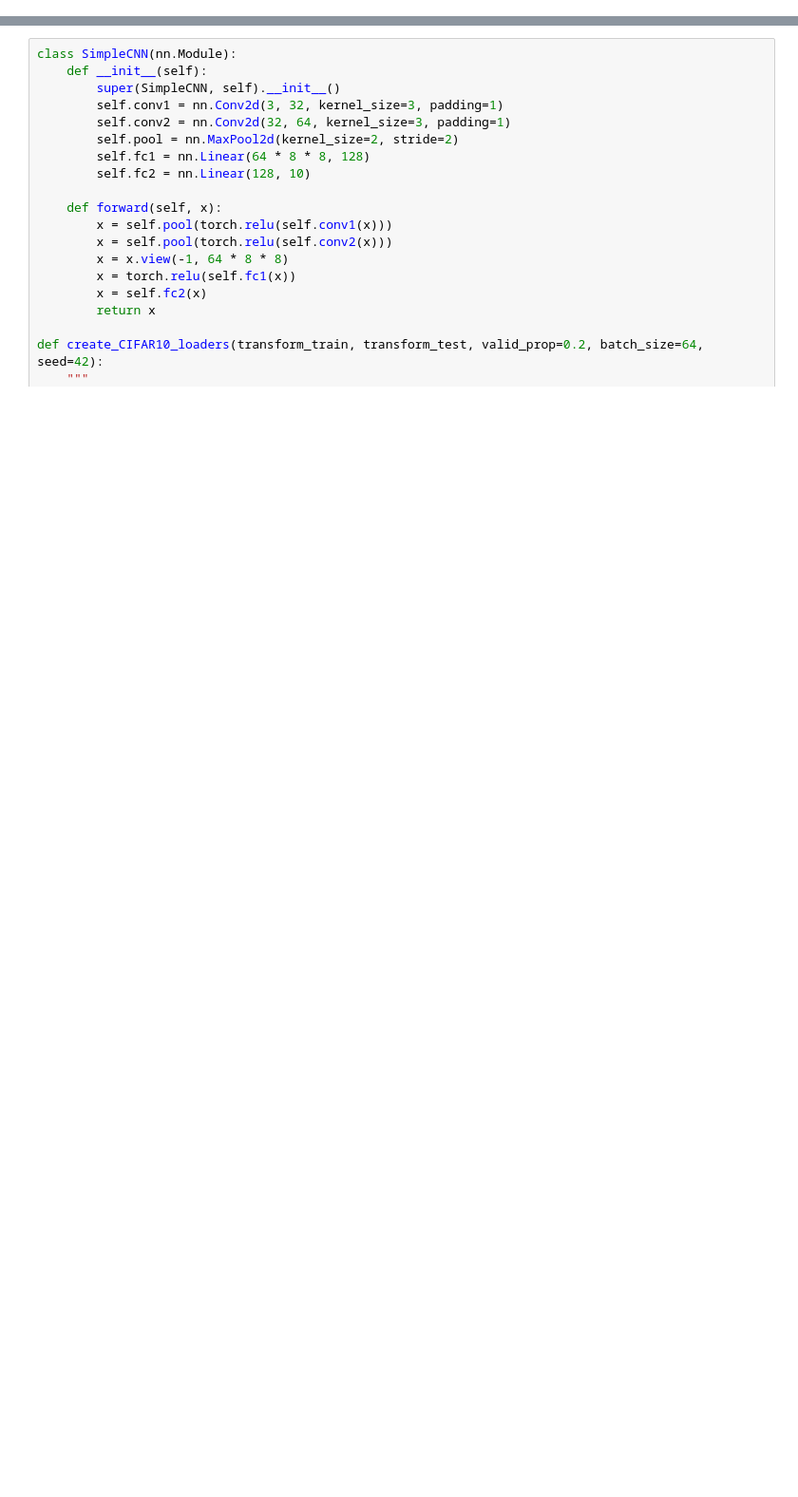
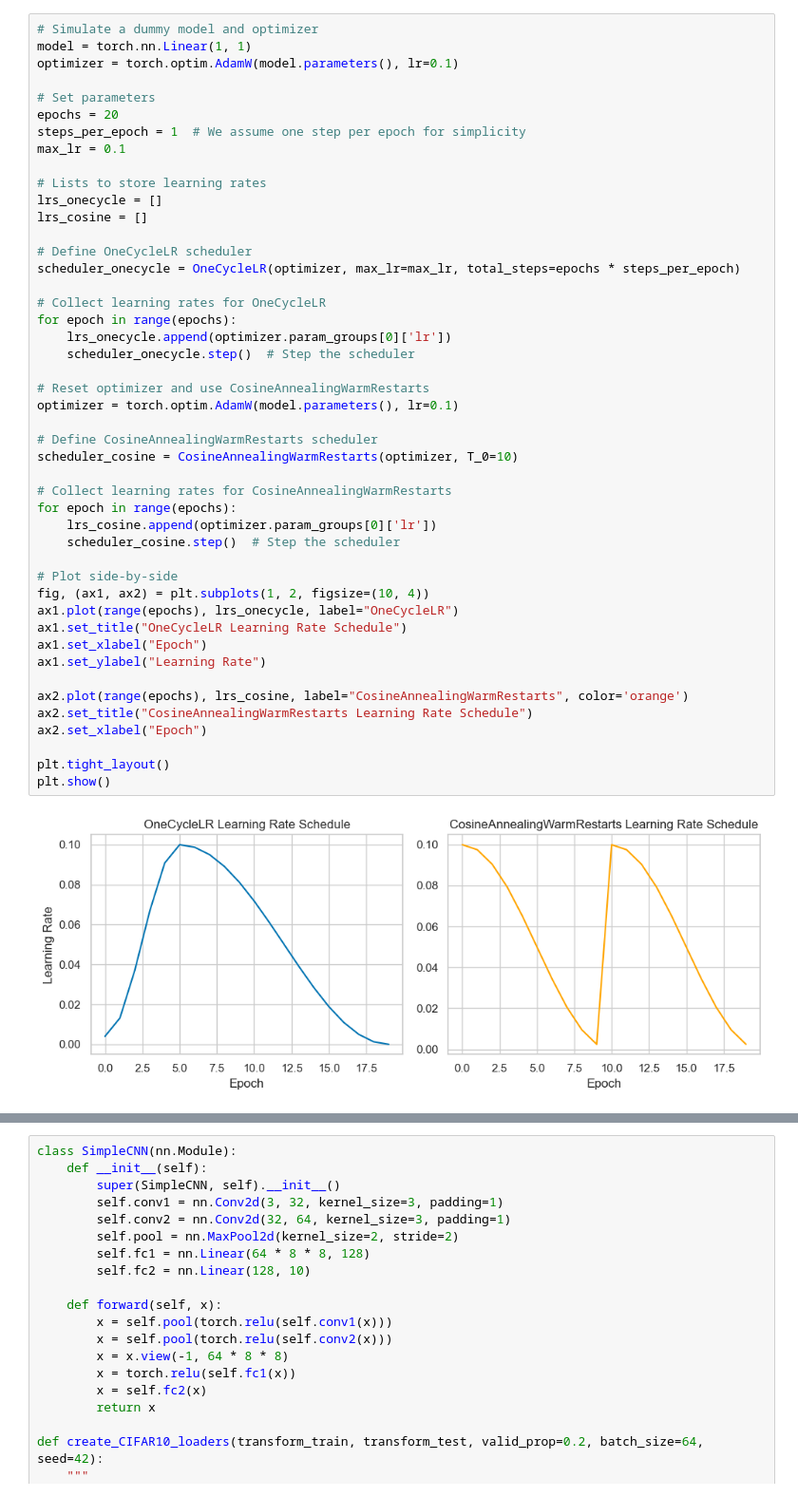
Before and after one commit to nkoranda97/DS776, a Jupyter notebook: Lesson_03_Better_Training/L03_4_Schedulers_with_CIFAR10.ipynb, the cells around one changed output, grey strips where cells are left out. Shown at 95% size. Drawn from its saved outputs; the diff is of its cells as text; blank space fills up the shorter version.

```diff
--- a/Lesson_03_Better_Training/L03_4_Schedulers_with_CIFAR10.ipynb
+++ b/Lesson_03_Better_Training/L03_4_Schedulers_with_CIFAR10.ipynb
@@ -54 +62,49 @@ Remind about role of learning rate in SGD.  Explain how lr works in Adam/AdamW.
+# %%
+# Simulate a dummy model and optimizer
+model = torch.nn.Linear(1, 1)
+optimizer = torch.optim.AdamW(model.parameters(), lr=0.1)
+
+# Set parameters
+epochs = 20
+steps_per_epoch = 1  # We assume one step per epoch for simplicity
+max_lr = 0.1
+
+# Lists to store learning rates
+lrs_onecycle = []
+lrs_cosine = []
+
+# Define OneCycleLR scheduler
+scheduler_onecycle = OneCycleLR(optimizer, max_lr=max_lr, total_steps=epochs * steps_per_epoch)
+
+# Collect learning rates for OneCycleLR
+for epoch in range(epochs):
+    lrs_onecycle.append(optimizer.param_groups[0]['lr'])
+    scheduler_onecycle.step()  # Step the scheduler
+
+# Reset optimizer and use CosineAnnealingWarmRestarts
+optimizer = torch.optim.AdamW(model.parameters(), lr=0.1)
+
+# Define CosineAnnealingWarmRestarts scheduler
+scheduler_cosine = CosineAnnealingWarmRestarts(optimizer, T_0=10)
+
+# Collect learning rates for CosineAnnealingWarmRestarts
+for epoch in range(epochs):
+    lrs_cosine.append(optimizer.param_groups[0]['lr'])
+    scheduler_cosine.step()  # Step the scheduler
+
+# Plot side-by-side
+fig, (ax1, ax2) = plt.subplots(1, 2, figsize=(10, 4))
+ax1.plot(range(epochs), lrs_onecycle, label="OneCycleLR")
+ax1.set_title("OneCycleLR Learning Rate Schedule")
+ax1.set_xlabel("Epoch")
+ax1.set_ylabel("Learning Rate")
+
+ax2.plot(range(epochs), lrs_cosine, label="CosineAnnealingWarmRestarts", color='orange')
+ax2.set_title("CosineAnnealingWarmRestarts Learning Rate Schedule")
+ax2.set_xlabel("Epoch")
+
+plt.tight_layout()
+plt.show()
+# %% [output]
+[figure, added]
 # %% [markdown]
```
Also changed, not shown: parts of 38 cells of this notebook, 21 other files.
